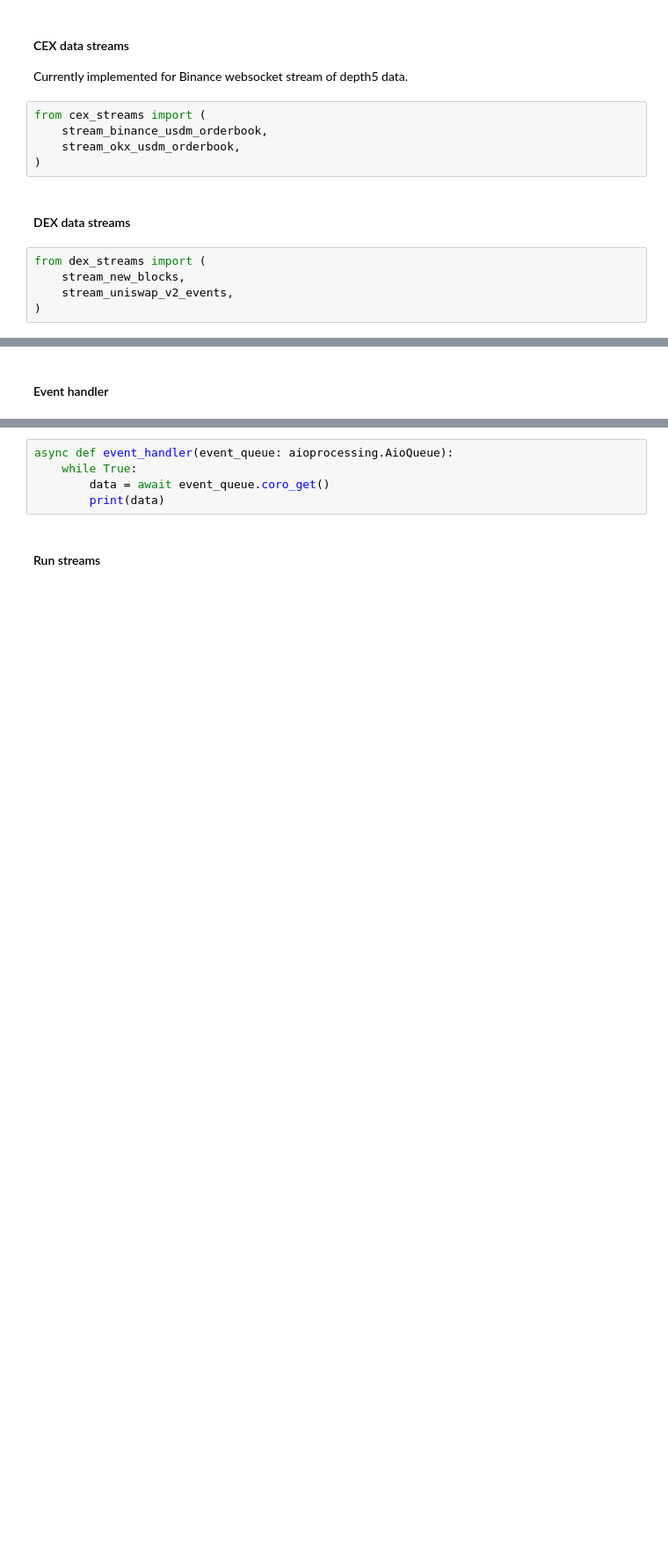
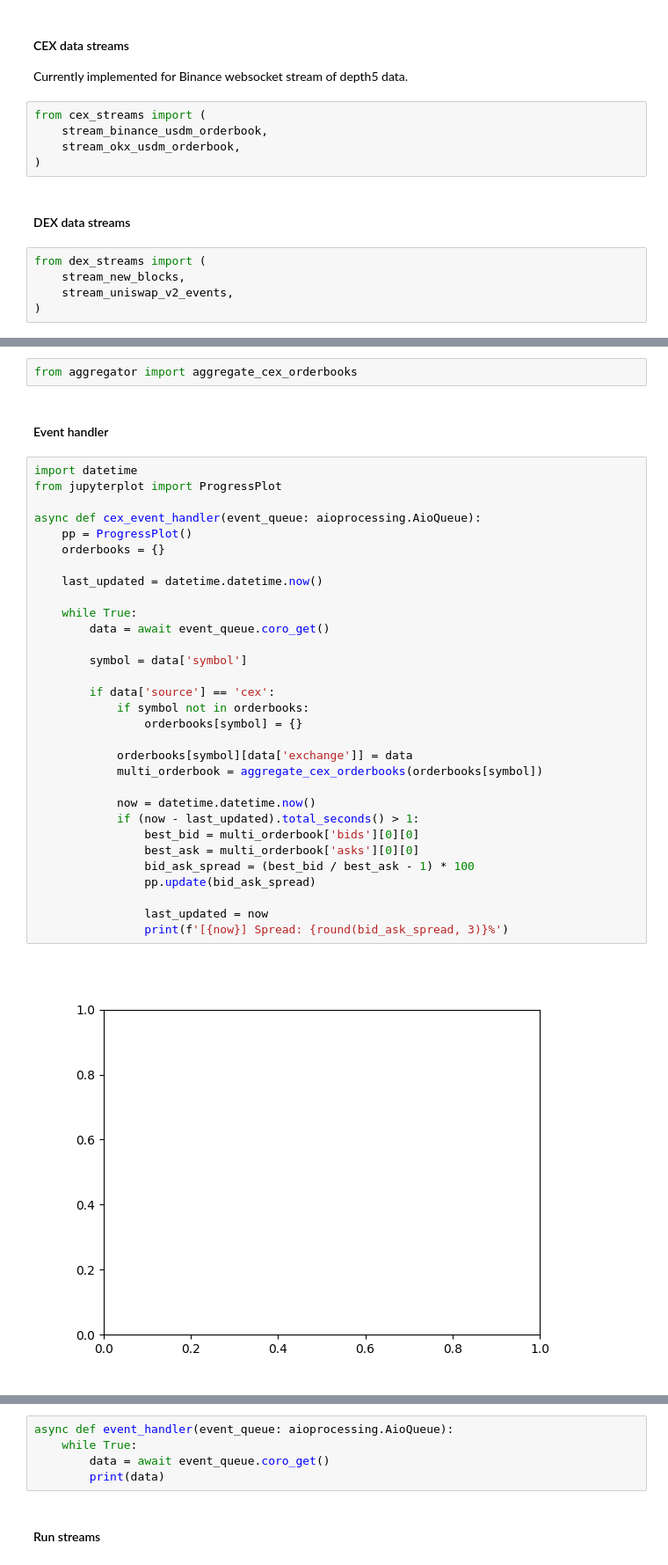
Before and after one commit to solidquant/cex-dex-arb-research, a Jupyter notebook: cex-dex-arb.ipynb, the cells around one changed output, grey strips where cells are left out. Shown at 88% size. Drawn from its saved outputs; the diff is of its cells as text; blank space fills up the shorter version.

Commit message:
added cex aggregator to create multi orderbook

```diff
--- a/cex-dex-arb.ipynb
+++ b/cex-dex-arb.ipynb
@@ -38,2 +45,37 @@ from dex_streams import (
+# %%
+from aggregator import aggregate_cex_orderbooks
 # %% [markdown]
 #### Event handler
+# %%
+import datetime
+from jupyterplot import ProgressPlot
+
+async def cex_event_handler(event_queue: aioprocessing.AioQueue):
+    pp = ProgressPlot()
+    orderbooks = {}
+
+    last_updated = datetime.datetime.now()
+
+    while True:
+        data = await event_queue.coro_get()
+
+        symbol = data['symbol']
+
+        if data['source'] == 'cex':
+            if symbol not in orderbooks:
+                orderbooks[symbol] = {}
+
+            orderbooks[symbol][data['exchange']] = data
+            multi_orderbook = aggregate_cex_orderbooks(orderbooks[symbol])
+
+            now = datetime.datetime.now()
+            if (now - last_updated).total_seconds() > 1:
+                best_bid = multi_orderbook['bids'][0][0]
+                best_ask = multi_orderbook['asks'][0][0]
+                bid_ask_spread = (best_bid / best_ask - 1) * 100
+                pp.update(bid_ask_spread)
+
+                last_updated = now
+                print(f'[{now}] Spread: {round(bid_ask_spread, 3)}%')
+# %% [output]
+[figure, added]
```
Also changed, not shown: parts of 4 cells of this notebook, 1 other file.
